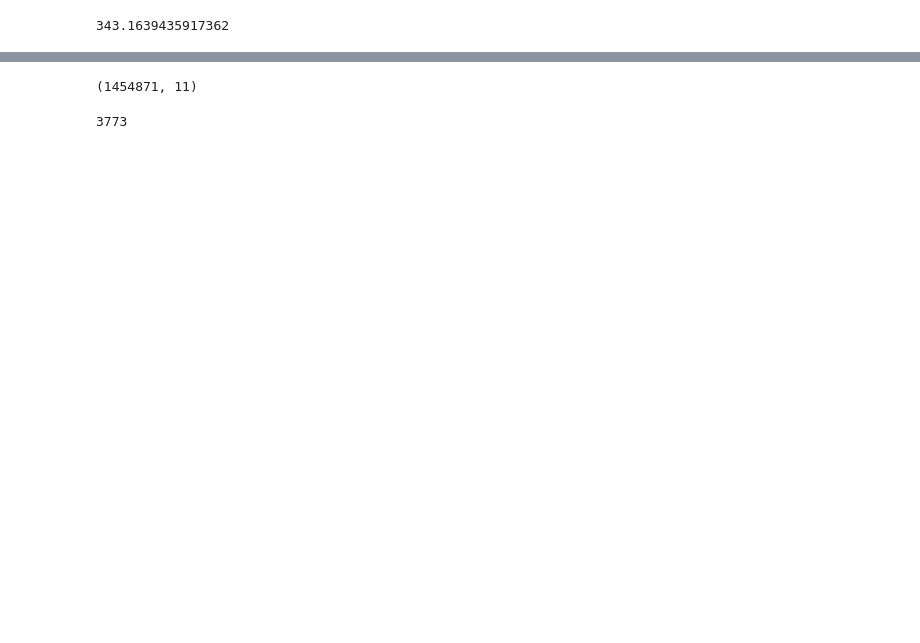
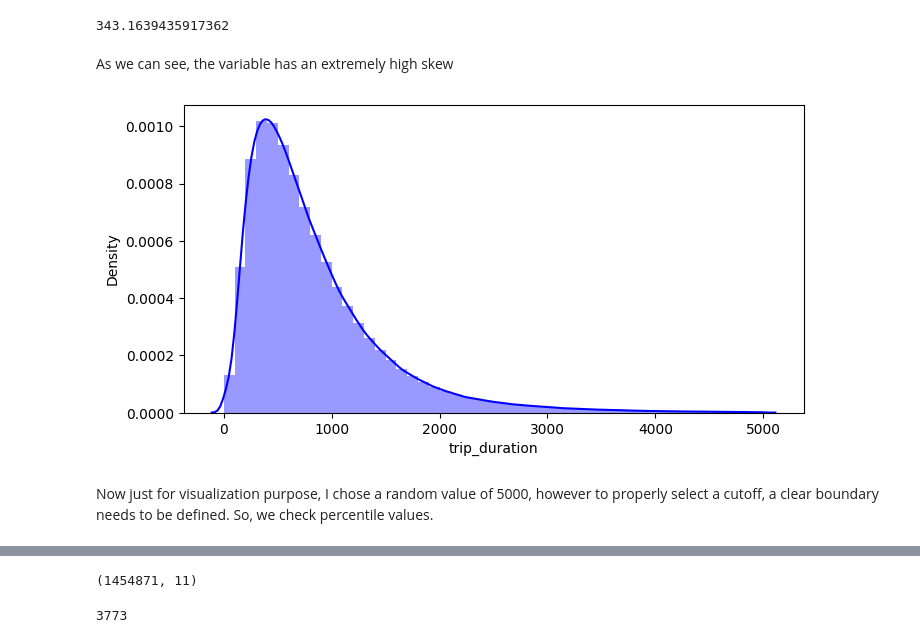
Before and after one commit to utkarshs75/NYC-Taxi-Data-Analysis, a Jupyter notebook: NYC_Taxi_Trip_Time_Prediction_Capstone_Project.ipynb, the cells around one changed output, grey strips where cells are left out. Cells and saved outputs as stored; diff of their text form; code cells hidden in the pictures; blank space fills up the shorter version.

```diff
--- a/NYC_Taxi_Trip_Time_Prediction_Capstone_Project.ipynb
+++ b/NYC_Taxi_Trip_Time_Prediction_Capstone_Project.ipynb
@@ -87,0 +183,28 @@ sns.distplot(data['trip_duration'], color = 'b')
+# %%
+# Using pickup and dropoff hour to create time of day variable to classify commuters into 4 classes
+
+def traveltime(x):
+  if x in range(6, 12):
+    return 'Morning'
+  elif x in range(12, 18):
+    return 'Afternoon'
+  elif x in range(18, 24):
+    return 'Evening'
+  else:
+    return 'Night'
+
+data['pickup_timeofday'] = data['pickup_hour'].apply(lambda x: traveltime(x))
+data['dropoff_timeofday'] = data['dropoff_hour'].apply(lambda x: traveltime(x))
+# %%
+# Creating distance Column
+
+def distance(x1, y1, x2, y2):
+  start = (x1, y1)
+  stop = (x2, y2)
+  return gc(start, stop).km
+
+data['distance'] = data.apply(lambda x: distance(x['pickup_latitude'], x['pickup_longitude'], x['dropoff_latitude'], x['dropoff_longitude']), axis = 1)
+# %%
+# Creating Speed Column
+
+data['speed'] = (data['distance']/data['trip_duration'])*3600
@@ -87,0 +223,7 @@ sns.distplot(data['trip_duration'], color = 'b')
+# %%
+# Fixing the default Figure size
+
+plt.rcParams['figure.figsize'] = (8, 4)
+#plt.rcParams['font.size'] = 8
+plt.tick_params(axis = 'both', which = 'major', size = 10)
+plt.tick_params(axis = 'both', which = 'minor', size = 8)
@@ -89,3 +262,14 @@ sns.distplot(data['trip_duration'], color = 'b')
 data['trip_duration'].skew()
 # %% [output]
 343.1639435917362
+# %% [markdown]
+As we can see, the variable has an extremely high skew
+# %%
+# Trying to visualize the data excluding the extreme values
+x = data[data['trip_duration'] <= 5000]
+sns.distplot(x['trip_duration'], color = 'b')
+plt.show()
+# %% [output]
+[figure, added]
+# %% [markdown]
+Now just for visualization purpose, I chose a random value of 5000, however to properly select a cutoff, a clear boundary needs to be defined. So, we check percentile values.
```
Also changed, not shown: parts of 126 cells of this notebook.
